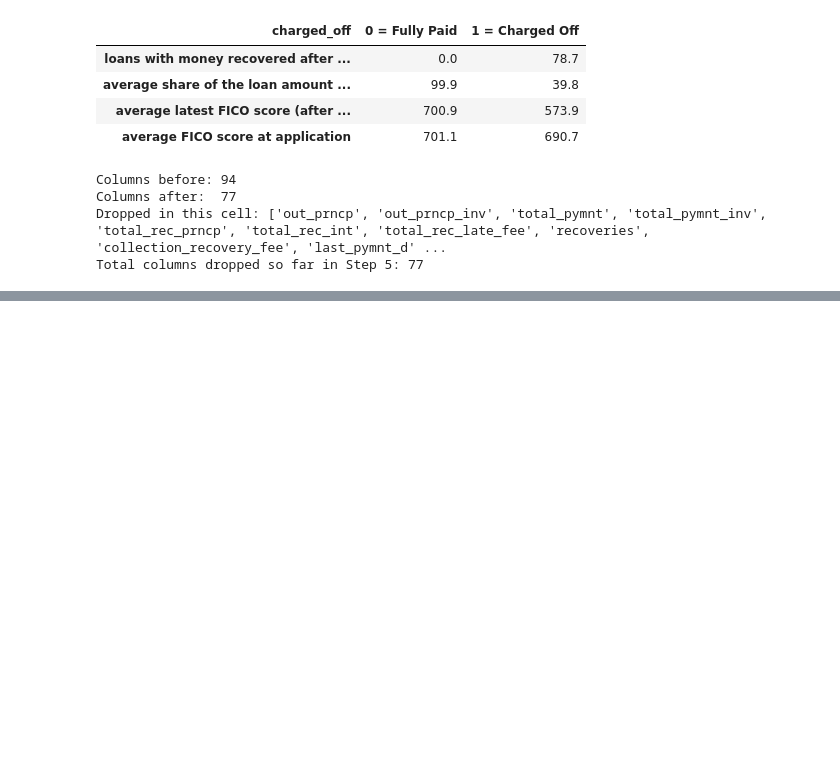
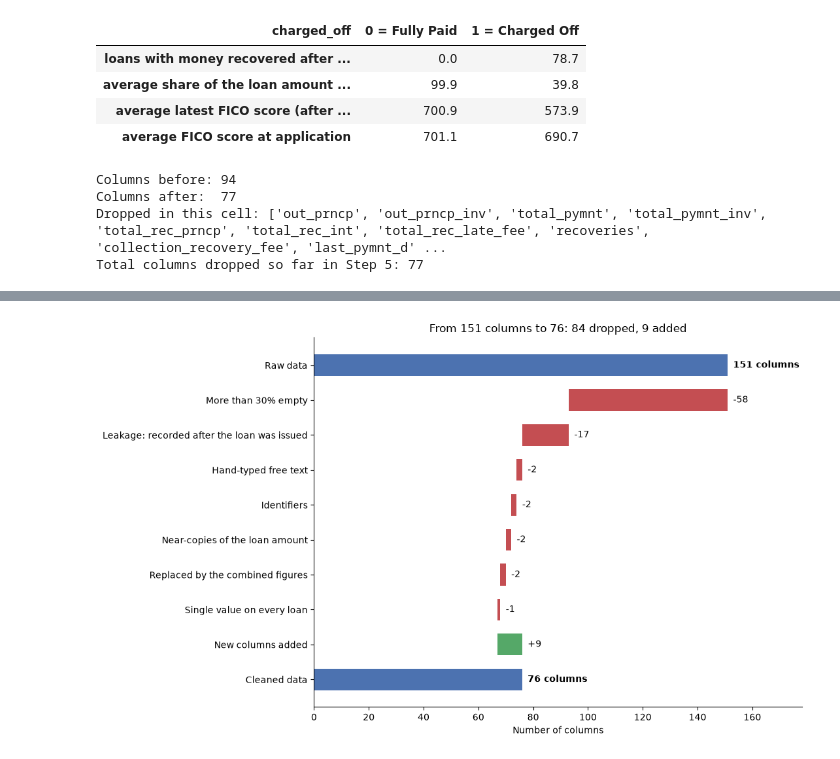
Before and after one commit to dhruvinn25/lending-club-eda, a Jupyter notebook: lending_club_1st_draft.ipynb, the cells around one changed output, grey strips where cells are left out. Drawn from its saved outputs; the diff is of its cells as text; code cells hidden in the pictures; blank space fills up the shorter version.

```diff
--- a/lending_club_1st_draft.ipynb
+++ b/lending_club_1st_draft.ipynb
@@ -1268,0 +1574,80 @@ Columns that still have missing values: {'emp_length': 44755, 'dti': 9}
+# %%
+# Stage 1, Step 6 - Before versus after cleaning: how the columns changed
+# Question: which columns were dropped, for what reason, and what was added?
+# The counts come from dropped, the record kept by every Step 5 cell that removed a column.
+def reason_group(reason):
+    if reason.startswith('more than 30% empty'):
+        return 'More than 30% empty'
+    if reason.startswith('leakage'):
+        return 'Leakage: recorded after the loan was issued'
+    if reason.startswith('identifier'):
+        return 'Identifiers'
+    if reason.startswith('single value'):
+        return 'Single value on every loan'
+    if reason.startswith('near-copy of loan_amnt'):
+        return 'Near-copies of the loan amount'
+    if reason.startswith('replaced by'):
+        return 'Replaced by the combined figures'
+    return 'Hand-typed free text'
+
+drop_counts = pd.Series(dropped).map(reason_group).value_counts()
+added_cols = [col for col in loans.columns if col not in df.columns]
+columns_raw, columns_clean = df.shape[1], loans.shape[1]
+
+steps = [('Raw data', columns_raw, 'total')]
+steps += [(name, -int(count), 'dropped') for name, count in drop_counts.items()]
+steps += [('New columns added', len(added_cols), 'added'), ('Cleaned data', columns_clean, 'total')]
+
+fig, ax = plt.subplots(figsize=(11, 0.5 * len(steps) + 1.6))
+colors = {'total': '#4c72b0', 'dropped': '#c44e52', 'added': '#55a868'}
+running = 0
+for i, (name, change, kind) in enumerate(steps):
+    pos = len(steps) - 1 - i
+    if kind == 'total':
+        ax.barh(pos, change, color=colors[kind], height=0.62)
+        ax.text(change + 2, pos, '{} columns'.format(change), va='center', fontsize=10, fontweight='bold')
+        running = change
+    else:
+        ax.barh(pos, abs(change), left=min(running, running + change), color=colors[kind], height=0.62)
+        ax.text(max(running, running + change) + 2, pos, '{:+d}'.format(change), va='center', fontsize=10)
+        running += change
+ax.set_yticks(range(len(steps)))
+ax.set_yticklabels([name for name, _, _ in steps][::-1])
+ax.set_xlim(0, columns_raw * 1.18)
+ax.set_xlabel('Number of columns')
+ax.set_title('From {} columns to {}: {} dropped, {} added'.format(columns_raw, columns_clean, len(dropped), len(added_cols)), fontsize=12)
+for side in ('top', 'right'):
+    ax.spines[side].set_visible(False)
+plt.tight_layout()
+plt.show()
+print('Running total matches the cleaned data:', running == columns_clean)
+print('New columns:', added_cols)
+
+# Before-and-after summary of the whole cleaning stage
+raw_outcome = df['loan_status'].isin(['Fully Paid', 'Charged Off'])
+summary = pd.DataFrame({
+    'raw data': [
+        '{:,}'.format(len(df)), str(columns_raw),
+        '{:,}'.format(int(df['loan_amnt'].isna().sum())),
+        str(int((missing_pct > 0).sum())), str(int((missing_pct > 30).sum())),
+        str(df.select_dtypes(exclude='number').shape[1]),
+        '{:,}'.format(int(df['dti'].isin([999, -1]).sum())),
+        '{:.1f}%'.format((df.loc[raw_outcome, 'loan_status'] == 'Charged Off').mean() * 100),
+    ],
+    'cleaned data': [
+        '{:,}'.format(len(loans)), str(columns_clean),
+        '0',
+        str(int(loans.isna().any().sum())), str(int((loans.isna().mean() > 0.30).sum())),
+        str(loans.select_dtypes(exclude=['number', 'datetime']).shape[1]),
+        '{:,}'.format(int(loans['dti_combined'].isin([999, -1]).sum())),
+        '{:.1f}%'.format(loans['charged_off'].mean() * 100),
+    ],
+}, index=['rows', 'columns', 'rows that are not loans', 'columns with missing values', 'columns more than 30% empty',
+          'text columns', 'loans with a placeholder debt-to-income value', 'charge-off rate among loans with an outcome'])
+summary.index.name = 'measure'
+display(Markdown('**Table 23. The data before and after cleaning**<br>'
+                 'Raw data = the file as loaded. Cleaned data = the loans and columns kept at the end of Step 5. '
+                 'Missing-value counts for the raw data are measured on real loans (junk rows excluded).'))
+display(summary)
+# %% [output]
+[figure, added]
```
Also changed, not shown: parts of 43 cells of this notebook.
